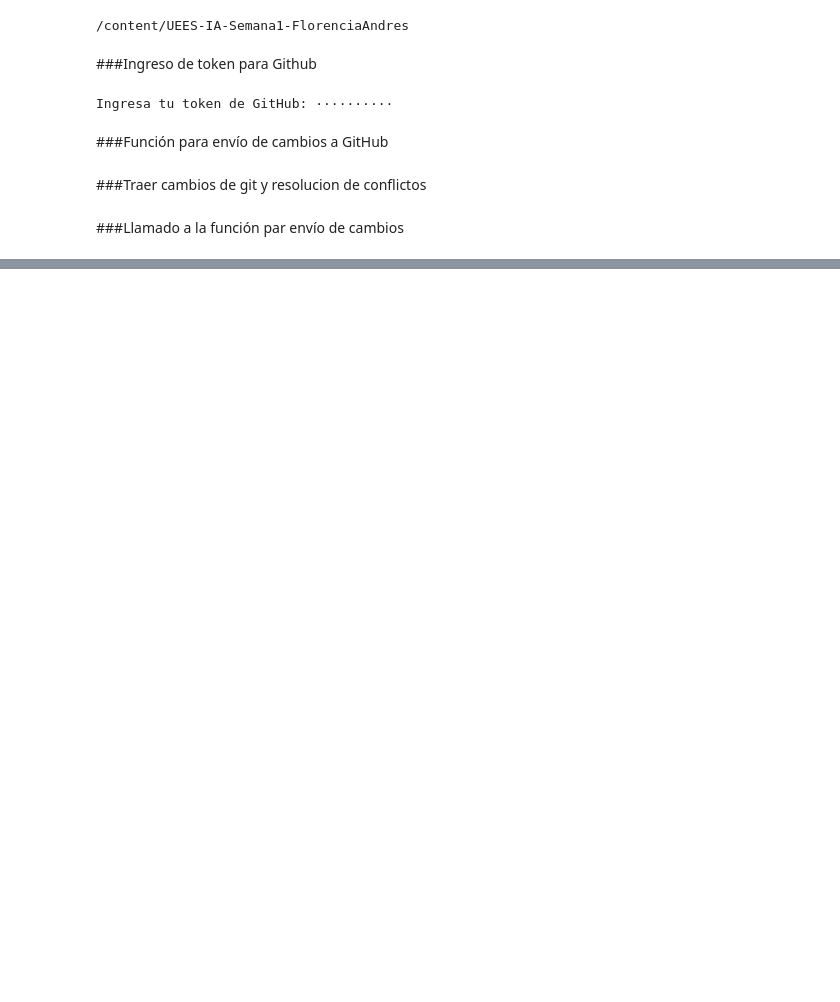
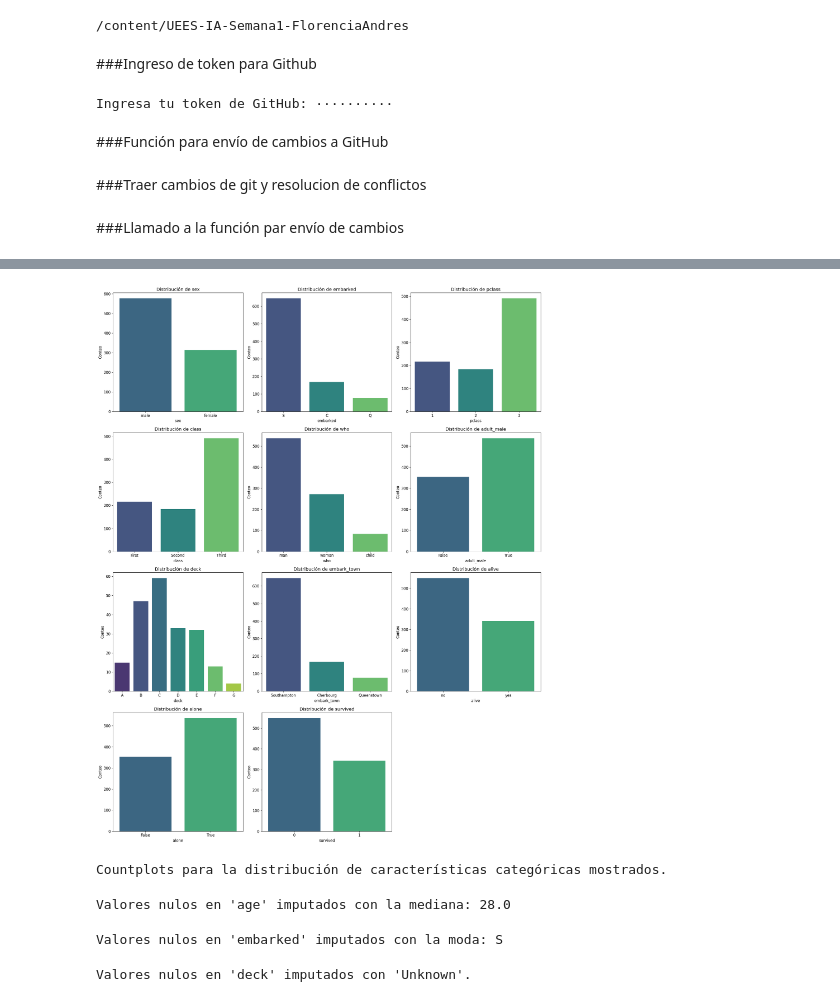
Before and after one commit to andresflorencia-uees/UEES-IA-Semana1-FlorenciaAndres, a Jupyter notebook: notebooks/04_Deep_Learning_Intro.ipynb, the cells around one changed output, grey strips where cells are left out. Saved outputs shown, nothing was run; the diff lists cells and outputs as text; code cells hidden in the pictures; blank space fills up the shorter version.

```diff
--- a/notebooks/04_Deep_Learning_Intro.ipynb
+++ b/notebooks/04_Deep_Learning_Intro.ipynb
@@ -117,0 +202,35 @@ save_to_github("04_Deep_Learning_Intro.ipynb", "Introducción a Deep Learning ")
+# %%
+categorical_features = ['sex', 'embarked', 'pclass', 'class', 'who', 'adult_male', 'deck', 'embark_town', 'alive', 'alone', 'survived']
+
+plt.figure(figsize=(20, 25))
+for i, feature in enumerate(categorical_features, 1):
+    plt.subplot(4, 3, i)
+    sns.countplot(data=titanic, x=feature, palette='viridis')
+    plt.title(f'Distribución de {feature}')
+    plt.xlabel(feature)
+    plt.ylabel('Conteo')
+plt.tight_layout()
+plt.show()
+print("Countplots para la distribución de características categóricas mostrados.")
+# %% [output]
+[figure, added]
+Countplots para la distribución de características categóricas mostrados.
+# %%
+median_age = titanic['age'].median()
+titanic['age'].fillna(median_age, inplace=True)
+print(f"Valores nulos en 'age' imputados con la mediana: {median_age}")
+# %% [output]
+Valores nulos en 'age' imputados con la mediana: 28.0
+# %%
+mode_embarked = titanic['embarked'].mode()[0]
+titanic['embarked'].fillna(mode_embarked, inplace=True)
+print(f"Valores nulos en 'embarked' imputados con la moda: {mode_embarked}")
+# %% [output]
+Valores nulos en 'embarked' imputados con la moda: S
+# %%
+if 'Unknown' not in titanic['deck'].cat.categories:
+    titanic['deck'] = titanic['deck'].cat.add_categories('Unknown')
+titanic['deck'].fillna('Unknown', inplace=True)
+print("Valores nulos en 'deck' imputados con 'Unknown'.")
+# %% [output]
+Valores nulos en 'deck' imputados con 'Unknown'.
```
Also changed, not shown: parts of 32 cells of this notebook.
